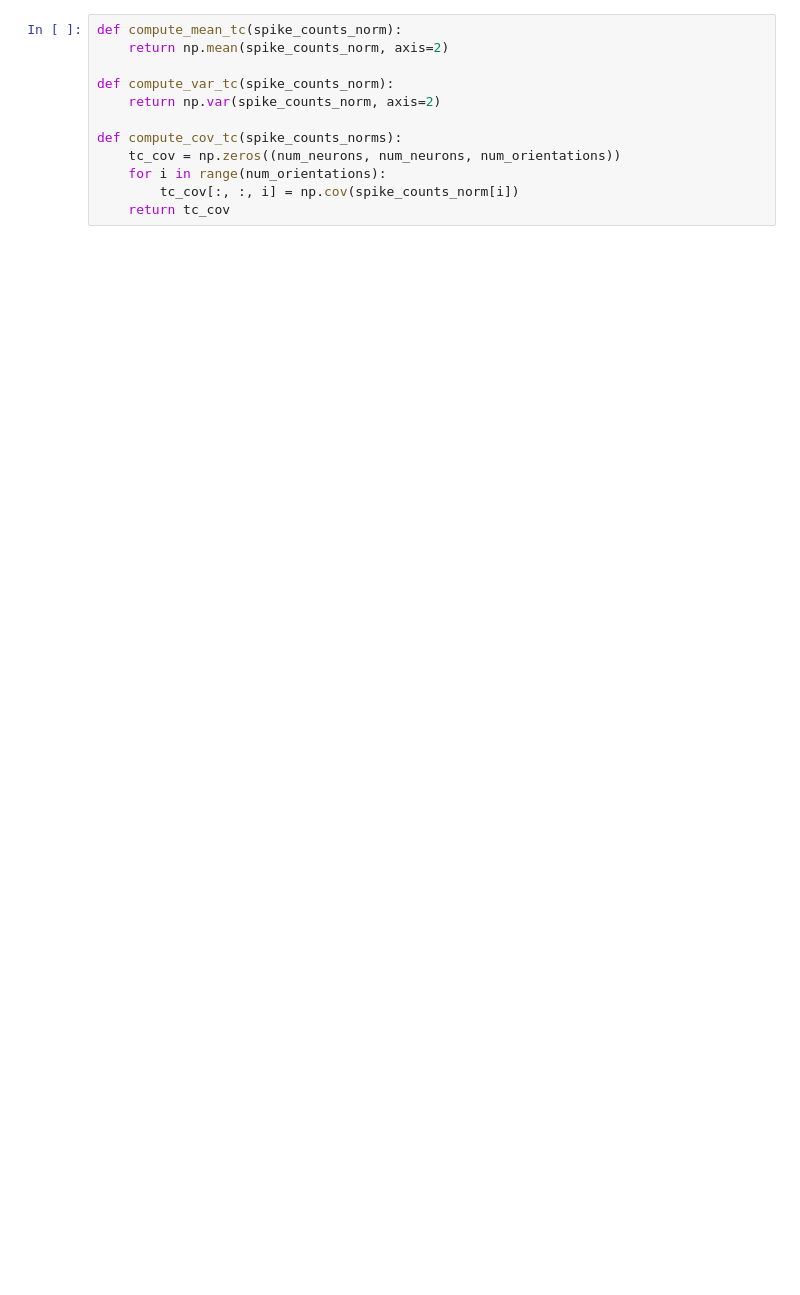
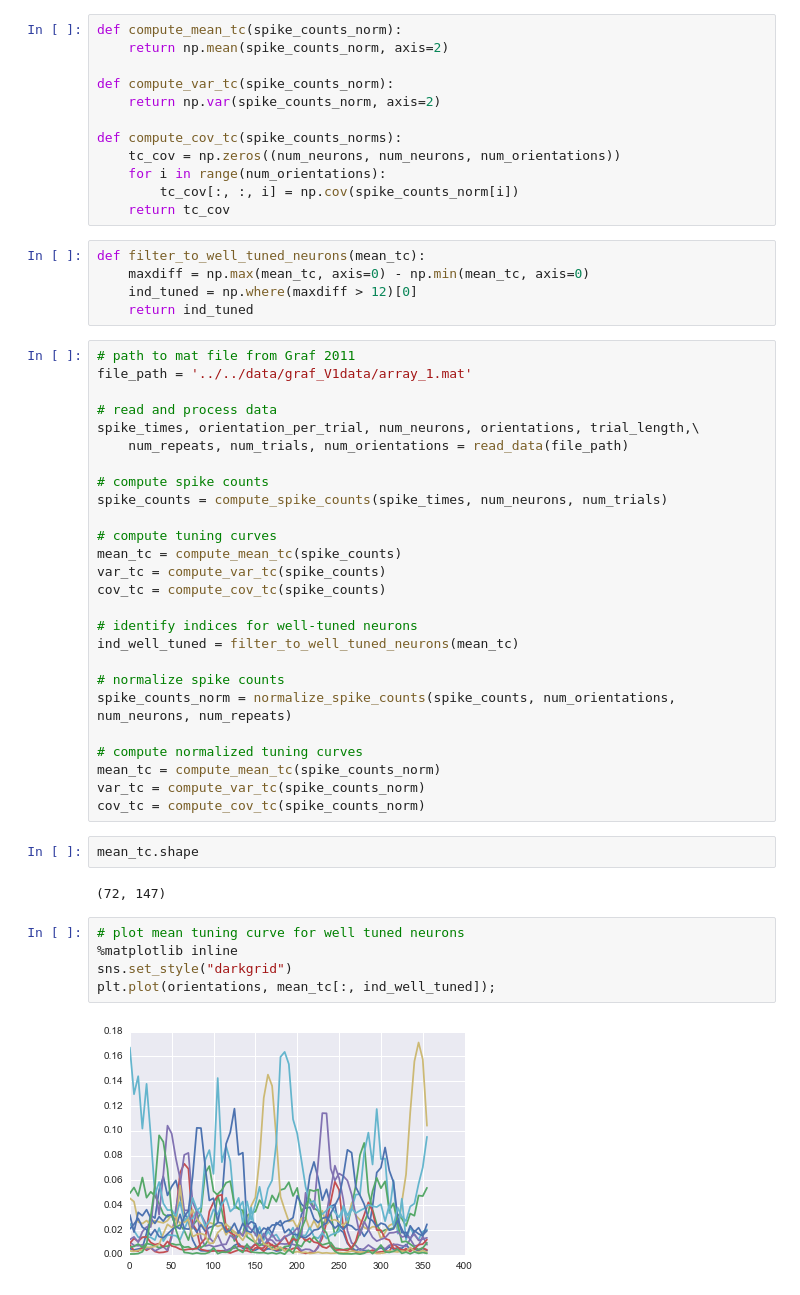
Before and after one commit to fdamani/neural_decoding_macaque_visual_graf2011, a Jupyter notebook: src/notebooks/data_processing.ipynb, the cells around one changed output. Saved outputs shown, nothing was run; the diff lists cells and outputs as text; blank space fills up the shorter version.

Commit message:
completed file with tuning curves and plots.

```diff
--- a/src/notebooks/data_processing.ipynb
+++ b/src/notebooks/data_processing.ipynb
@@ -81,3 +73,45 @@ def compute_cov_tc(spike_counts_norms):
     for i in range(num_orientations):
         tc_cov[:, :, i] = np.cov(spike_counts_norm[i])
     return tc_cov
+# %%
+def filter_to_well_tuned_neurons(mean_tc):
+    maxdiff = np.max(mean_tc, axis=0) - np.min(mean_tc, axis=0)
+    ind_tuned = np.where(maxdiff > 12)[0]
+    return ind_tuned
+# %%
+# path to mat file from Graf 2011
+file_path = '../../data/graf_V1data/array_1.mat'
+
+# read and process data
+spike_times, orientation_per_trial, num_neurons, orientations, trial_length,\
+    num_repeats, num_trials, num_orientations = read_data(file_path)
+
+# compute spike counts
+spike_counts = compute_spike_counts(spike_times, num_neurons, num_trials)
+
+# compute tuning curves
+mean_tc = compute_mean_tc(spike_counts)
+var_tc = compute_var_tc(spike_counts)
+cov_tc = compute_cov_tc(spike_counts)
+
+# identify indices for well-tuned neurons
+ind_well_tuned = filter_to_well_tuned_neurons(mean_tc)
+
+# normalize spike counts
+spike_counts_norm = normalize_spike_counts(spike_counts, num_orientations, num_neurons, num_repeats)
+
+# compute normalized tuning curves
+mean_tc = compute_mean_tc(spike_counts_norm)
+var_tc = compute_var_tc(spike_counts_norm)
+cov_tc = compute_cov_tc(spike_counts_norm)
+# %%
+mean_tc.shape
+# %% [output]
+(72, 147)
+# %%
+# plot mean tuning curve for well tuned neurons
+%matplotlib inline
+sns.set_style("darkgrid")
+plt.plot(orientations, mean_tc[:, ind_well_tuned]);
+# %% [output]
+[figure, added]
```
Also changed, not shown: parts of 5 cells of this notebook.
